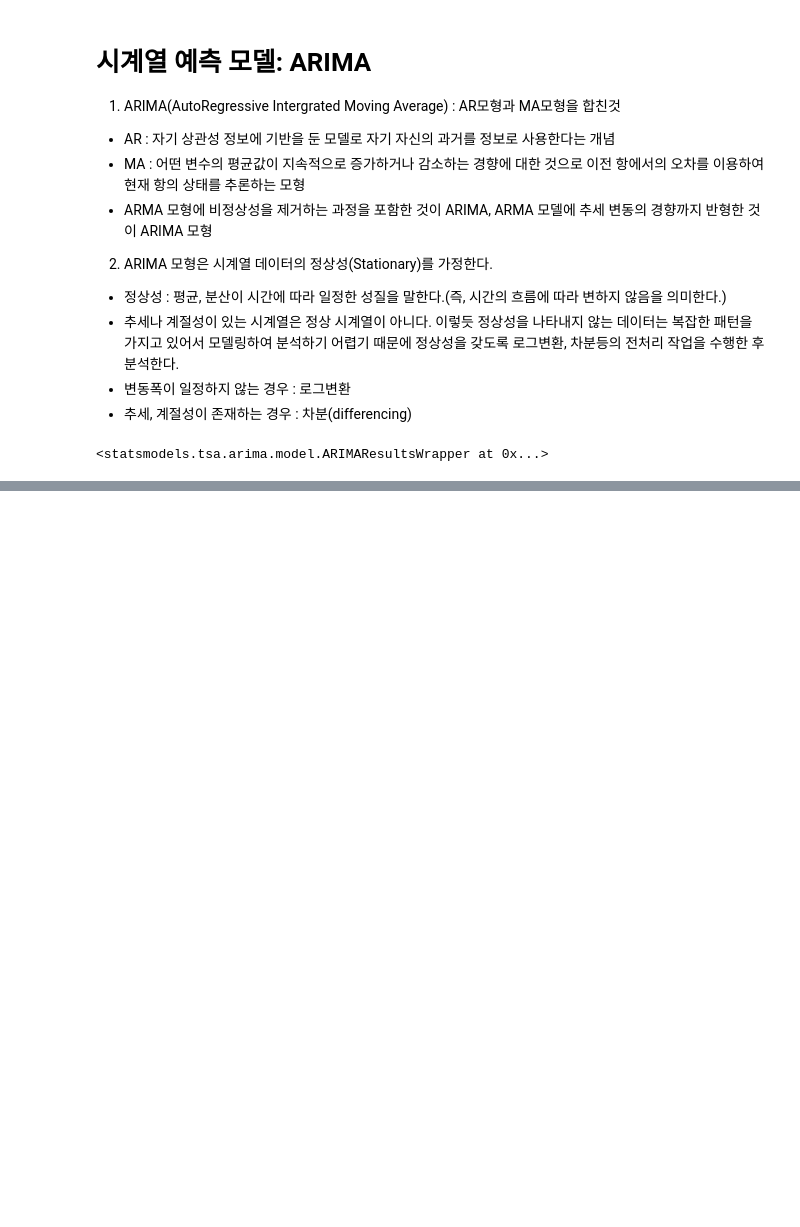
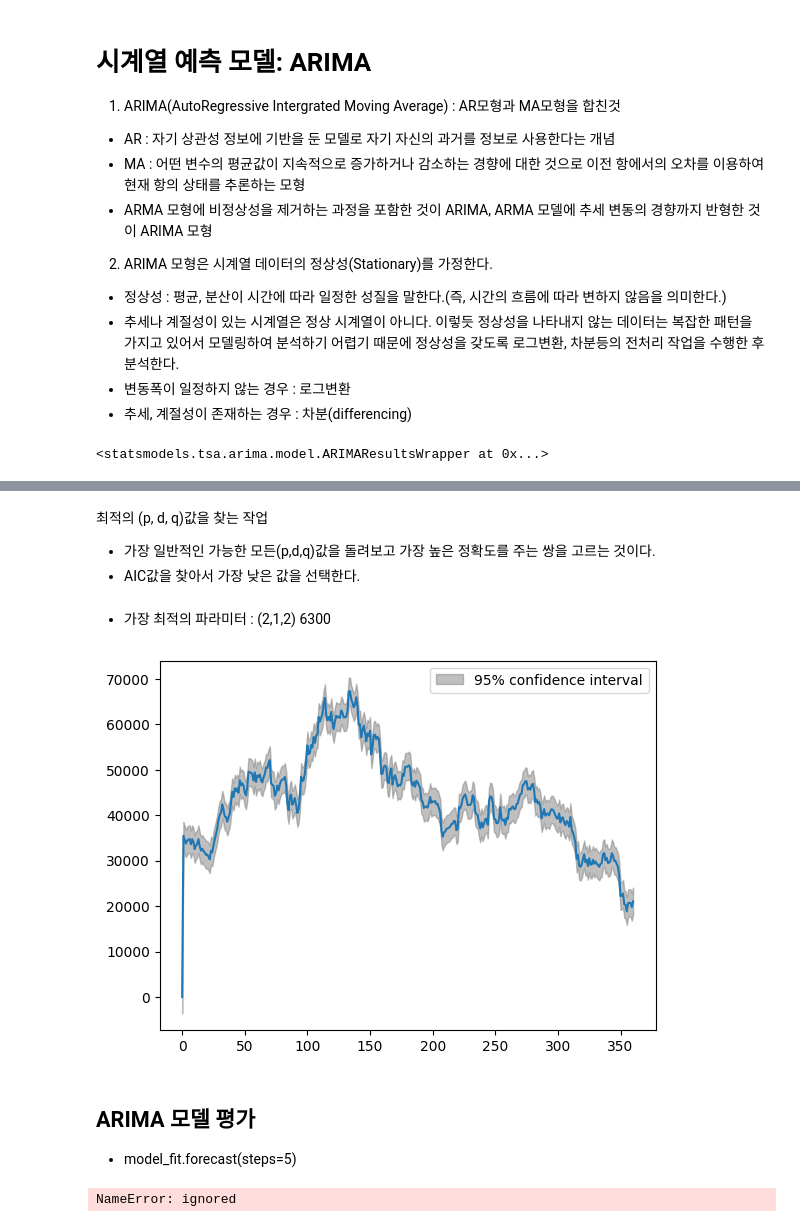
Before and after one commit to fightmeat/Machine_Leaning, a Jupyter notebook: 19_시계열_분석.ipynb, the cells around one changed output, grey strips where cells are left out. Saved outputs shown, nothing was run; the diff lists cells and outputs as text; code cells hidden in the pictures; blank space fills up the shorter version.

```diff
--- a/19_시계열_분석.ipynb
+++ b/19_시계열_분석.ipynb
@@ -142,0 +174,4 @@ Warnings:
+# %% [markdown]
+최적의 (p, d, q)값을 찾는 작업
+- 가장 일반적인 가능한 모든(p,d,q)값을 돌려보고 가장 높은 정확도를 주는 쌍을 고르는 것이다.
+- AIC값을 찾아서 가장 낮은 값을 선택한다.
@@ -142,0 +191,13 @@ Warnings:
+# %% [markdown]
+- 가장 최적의 파라미터 : (2,1,2) 6300
+# %%
+# ARIMA 모델의 학습 결과를 시각화
+from statsmodels.graphics.tsaplots import plot_predict
+
+model = ARIMA(bitcoin.price.values, order=(2,1,2))
+# model_fit = model_fit()
+# print(model_fit.summary())
+# 학습 데이터에 대한 예측 결과 : 첫번째 그래프
+fig = sm.graphics.tsa.plot_predict(model_fit)
+# %% [output]
+[figure, added]
@@ -142,0 +210,3 @@ Warnings:
+# %% [markdown]
+## ARIMA 모델 평가
+- model_fit.forecast(steps=5)
@@ -142,0 +236,6 @@ Warnings:
+# %%
+plot.plot(pred_y, color='gold')
+plot.plot(test_y, color='green')
+plt.show()
+# %% [output]
+NameError: ignored
```
Also changed, not shown: parts of 20 cells of this notebook.
